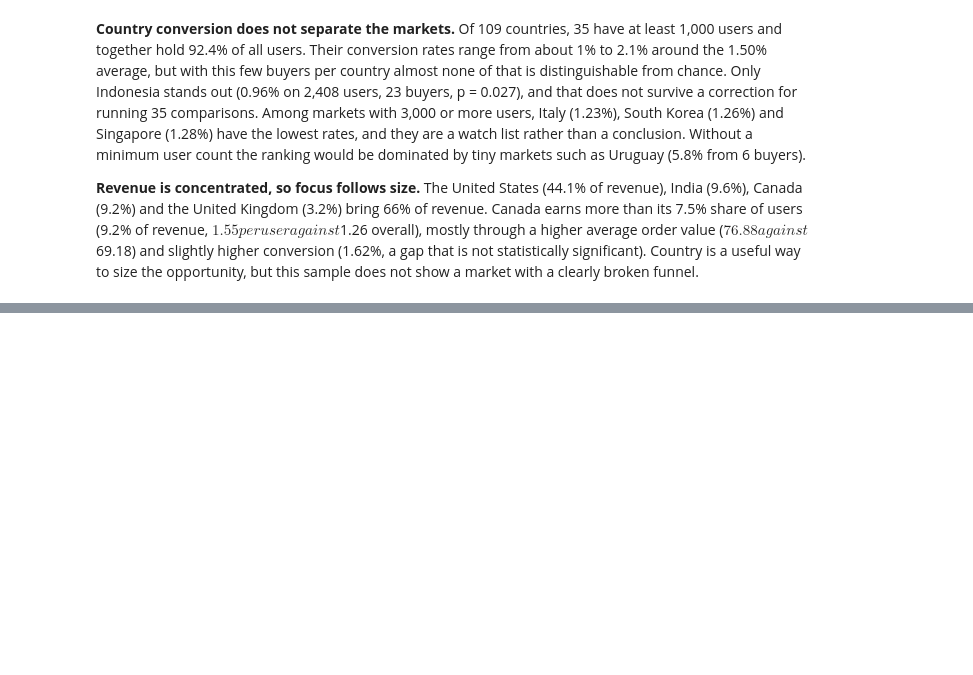
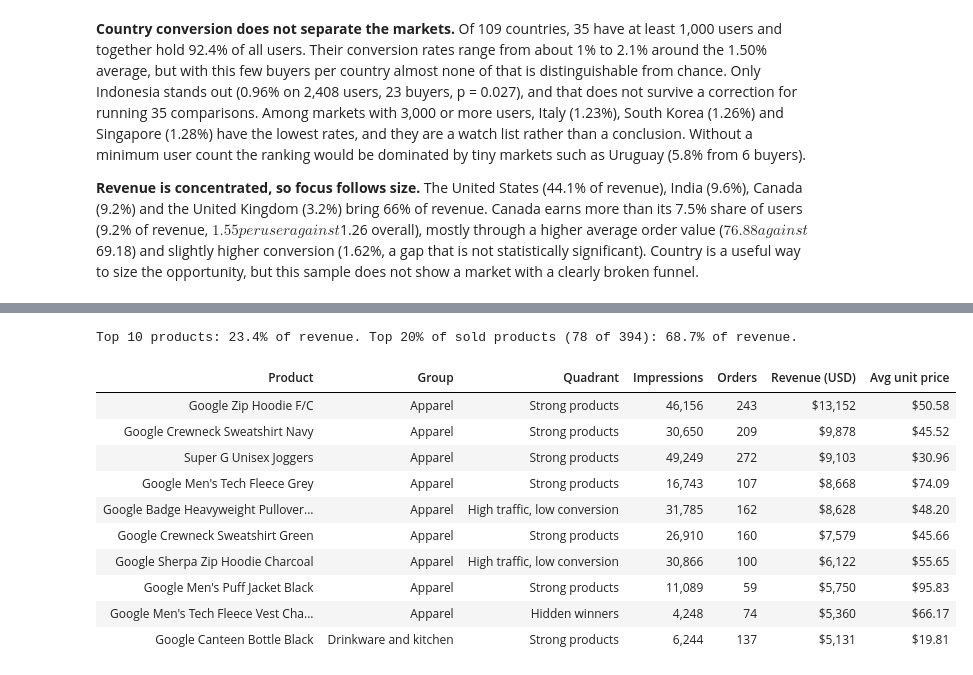
Before and after one commit to OmkarJayvantJadhav/Shop-Trail, a Jupyter notebook: notebooks/ShopTrail_Analysis.ipynb, the cells around one changed output, grey strips where cells are left out. Saved outputs shown, nothing was run; the diff lists cells and outputs as text; code cells hidden in the pictures; blank space fills up the shorter version.

```diff
--- a/notebooks/ShopTrail_Analysis.ipynb
+++ b/notebooks/ShopTrail_Analysis.ipynb
@@ -542,0 +686,20 @@ plt.show()
+# %%
+top = products.nlargest(10, "revenue_usd")[["item_name", "product_group", "quadrant", "impressions", "order_lines", "revenue_usd", "avg_unit_price"]].copy()
+top.columns = ["Product", "Group", "Quadrant", "Impressions", "Orders", "Revenue (USD)", "Avg unit price"]
+sold = products[products.order_lines > 0].sort_values("revenue_usd", ascending=False)
+top20_n = int(len(sold) * 0.2)
+print(f"Top 10 products: {products.nlargest(10, 'revenue_usd').revenue_usd.sum() / products.revenue_usd.sum() * 100:.1f}% of revenue. Top 20% of sold products ({top20_n} of {len(sold)}): {sold.head(top20_n).revenue_usd.sum() / products.revenue_usd.sum() * 100:.1f}% of revenue.")
+top.style.format({"Impressions": "{:,.0f}", "Orders": "{:,.0f}", "Revenue (USD)": "${:,.0f}", "Avg unit price": "${:.2f}"}, na_rep="below floor").hide(axis="index")
+# %% [output]
+Top 10 products: 23.4% of revenue. Top 20% of sold products (78 of 394): 68.7% of revenue.
+| Product | Group | Quadrant | Impressions | Orders | Revenue (USD) | Avg unit price |
+| Google Zip Hoodie F/C | Apparel | Strong products | 46,156 | 243 | $13,152 | $50.58 |
+| Google Crewneck Sweatshirt Navy | Apparel | Strong products | 30,650 | 209 | $9,878 | $45.52 |
+| Super G Unisex Joggers | Apparel | Strong products | 49,249 | 272 | $9,103 | $30.96 |
+| Google Men's Tech Fleece Grey | Apparel | Strong products | 16,743 | 107 | $8,668 | $74.09 |
+| Google Badge Heavyweight Pullover... | Apparel | High traffic, low conversion | 31,785 | 162 | $8,628 | $48.20 |
+| Google Crewneck Sweatshirt Green | Apparel | Strong products | 26,910 | 160 | $7,579 | $45.66 |
+| Google Sherpa Zip Hoodie Charcoal | Apparel | High traffic, low conversion | 30,866 | 100 | $6,122 | $55.65 |
+| Google Men's Puff Jacket Black | Apparel | Strong products | 11,089 | 59 | $5,750 | $95.83 |
+| Google Men's Tech Fleece Vest Cha... | Apparel | Hidden winners | 4,248 | 74 | $5,360 | $66.17 |
+| Google Canteen Bottle Black | Drinkware and kitchen | Strong products | 6,244 | 137 | $5,131 | $19.81 |
```
Also changed, not shown: parts of 11 cells of this notebook, 5 other files.
